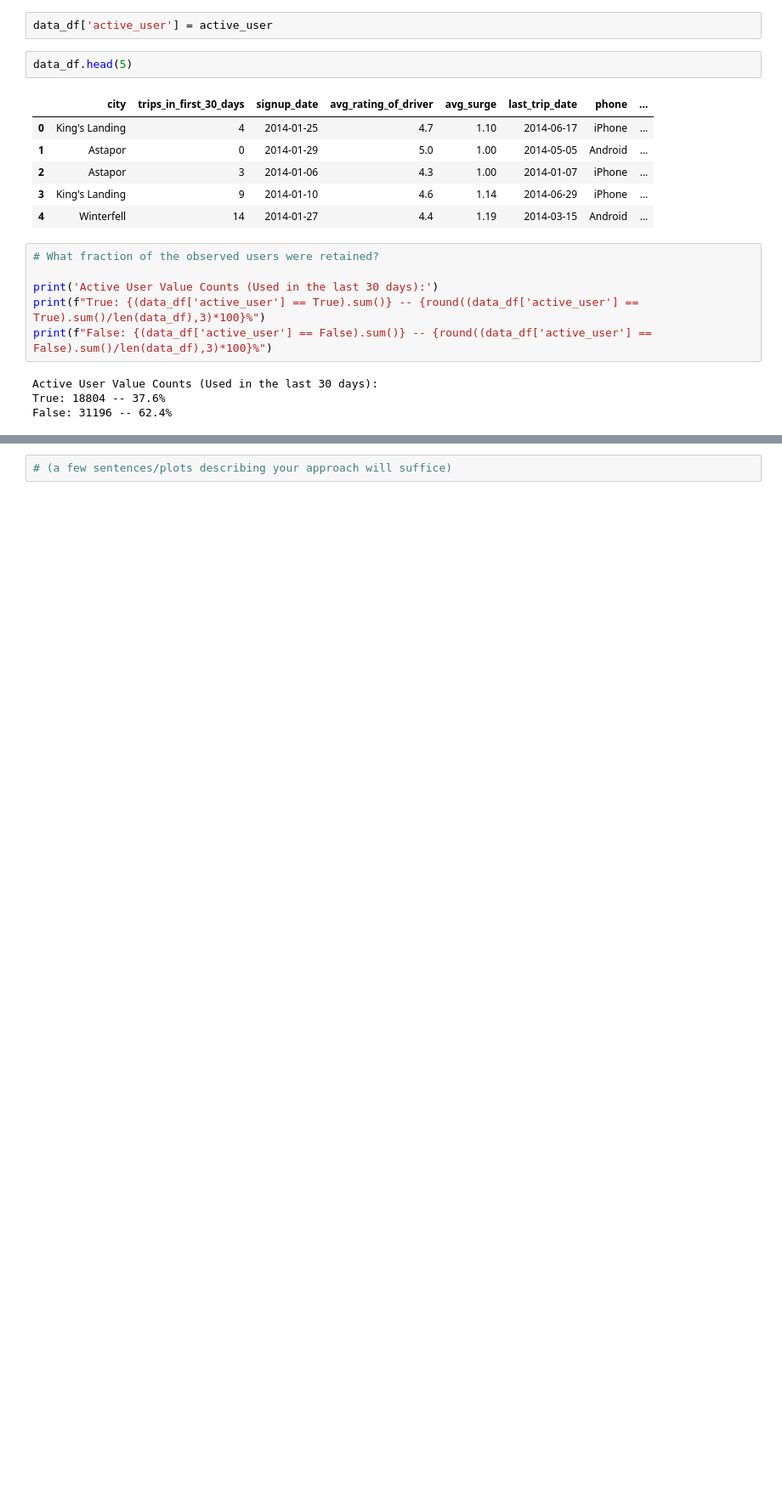
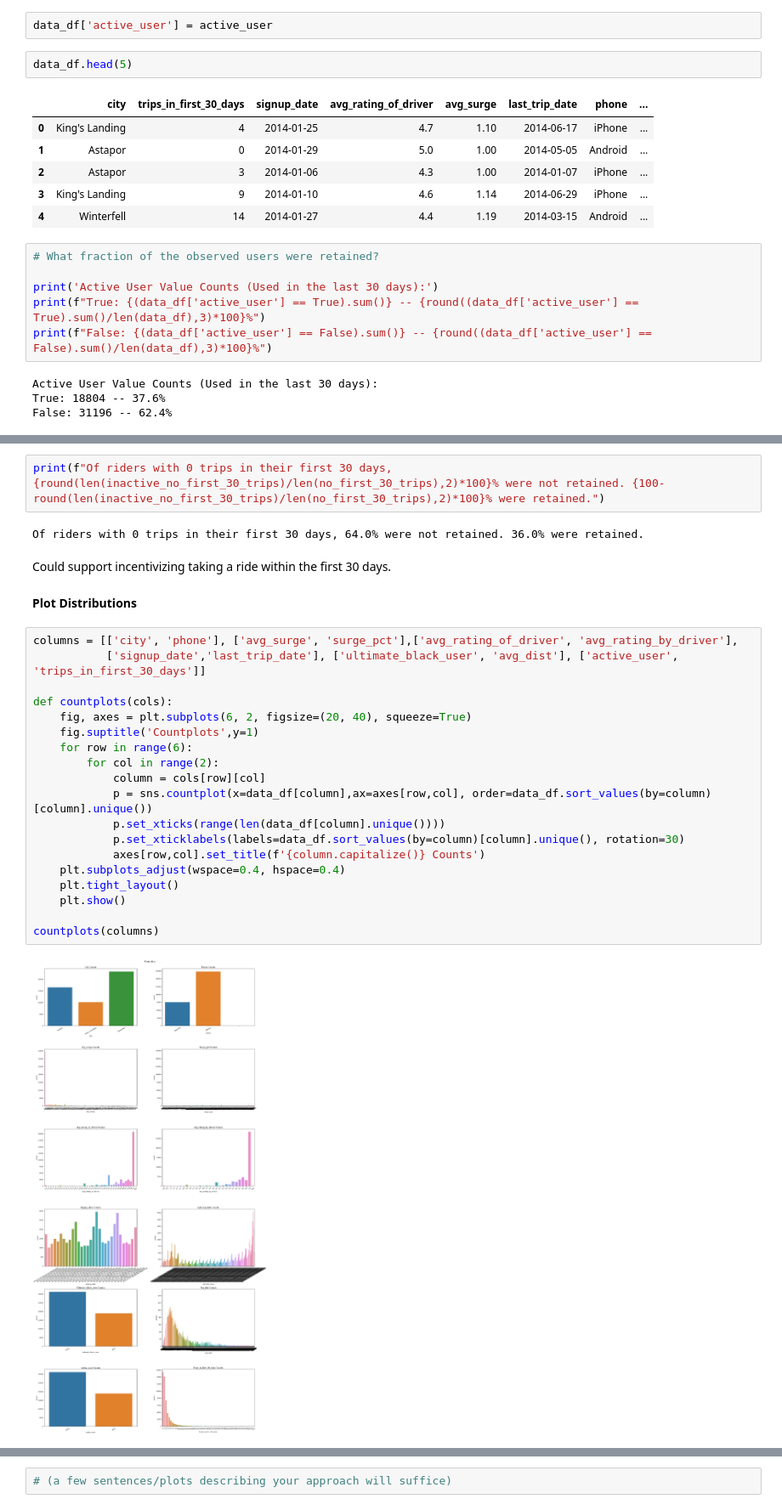
Before and after one commit to phebecarlson/Springboard, a Jupyter notebook: Interview Challenges/Ultimate Challenge/Interview Take Home - Ultimate Challenge .ipynb, the cells around one changed output, grey strips where cells are left out. Shown at 85% size. Drawn from its saved outputs; the diff is of its cells as text; blank space fills up the shorter version.

Commit message:
Ultimate EDA Plotting

```diff
--- a/Interview Challenges/Ultimate Challenge/Interview Take Home - Ultimate Challenge .ipynb
+++ b/Interview Challenges/Ultimate Challenge/Interview Take Home - Ultimate Challenge .ipynb
@@ -417,0 +477,29 @@ Index(['city', 'trips_in_first_30_days', 'signup_date', 'avg_rating_of_driver',
+# %%
+print(f"Of riders with 0 trips in their first 30 days, {round(len(inactive_no_first_30_trips)/len(no_first_30_trips),2)*100}% were not retained. {100-round(len(inactive_no_first_30_trips)/len(no_first_30_trips),2)*100}% were retained.")
+# %% [output]
+Of riders with 0 trips in their first 30 days, 64.0% were not retained. 36.0% were retained.
+# %% [markdown]
+Could support incentivizing taking a ride within the first 30 days.
+# %% [markdown]
+**Plot Distributions**
+# %%
+columns = [['city', 'phone'], ['avg_surge', 'surge_pct'],['avg_rating_of_driver', 'avg_rating_by_driver'],
+           ['signup_date','last_trip_date'], ['ultimate_black_user', 'avg_dist'], ['active_user', 'trips_in_first_30_days']]
+
+def countplots(cols):
+    fig, axes = plt.subplots(6, 2, figsize=(20, 40), squeeze=True)
+    fig.suptitle('Countplots',y=1)
+    for row in range(6):
+        for col in range(2):
+            column = cols[row][col]
+            p = sns.countplot(x=data_df[column],ax=axes[row,col], order=data_df.sort_values(by=column)[column].unique())
+            p.set_xticks(range(len(data_df[column].unique())))
+            p.set_xticklabels(labels=data_df.sort_values(by=column)[column].unique(), rotation=30)
+            axes[row,col].set_title(f'{column.capitalize()} Counts')
+    plt.subplots_adjust(wspace=0.4, hspace=0.4)
+    plt.tight_layout()
+    plt.show()
+
+countplots(columns)
+# %% [output]
+[figure, added]
```
Also changed, not shown: parts of 19 cells of this notebook.
